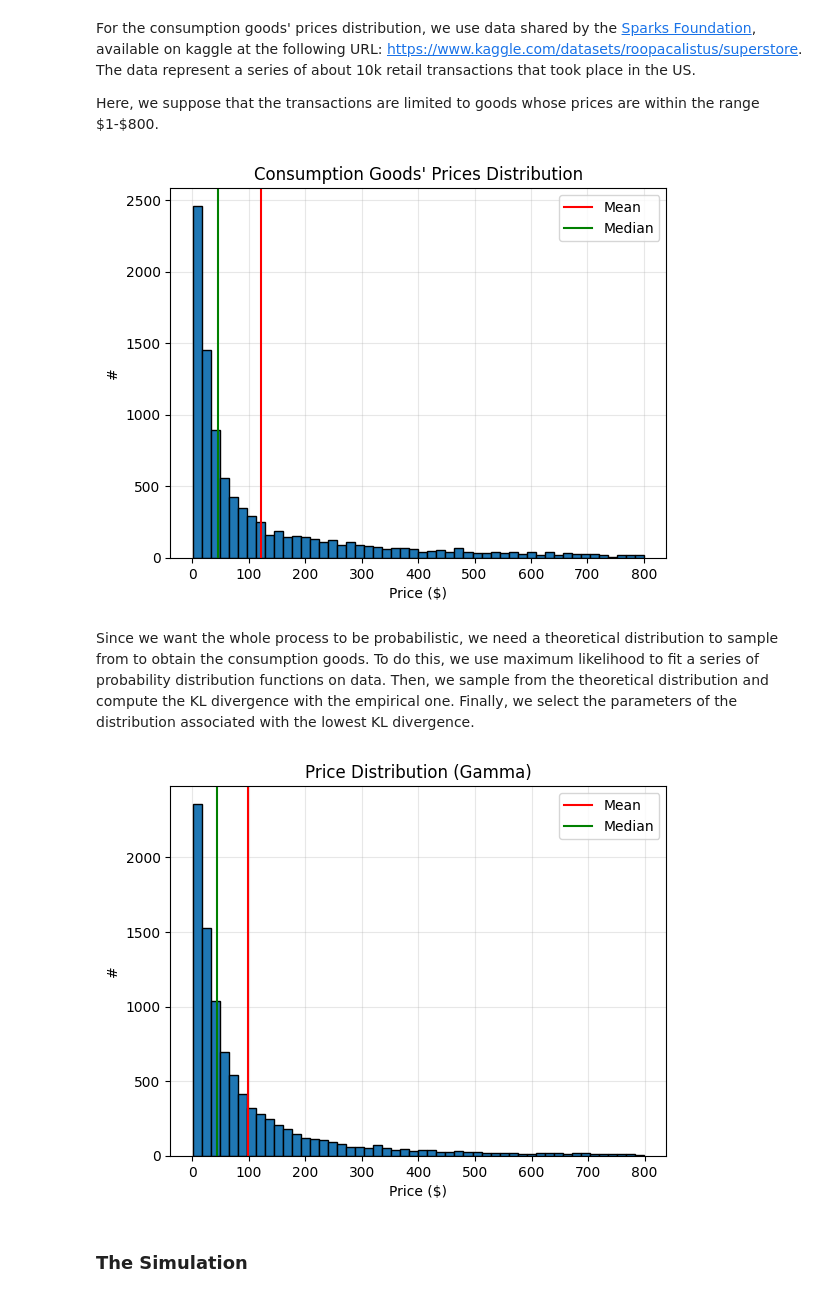
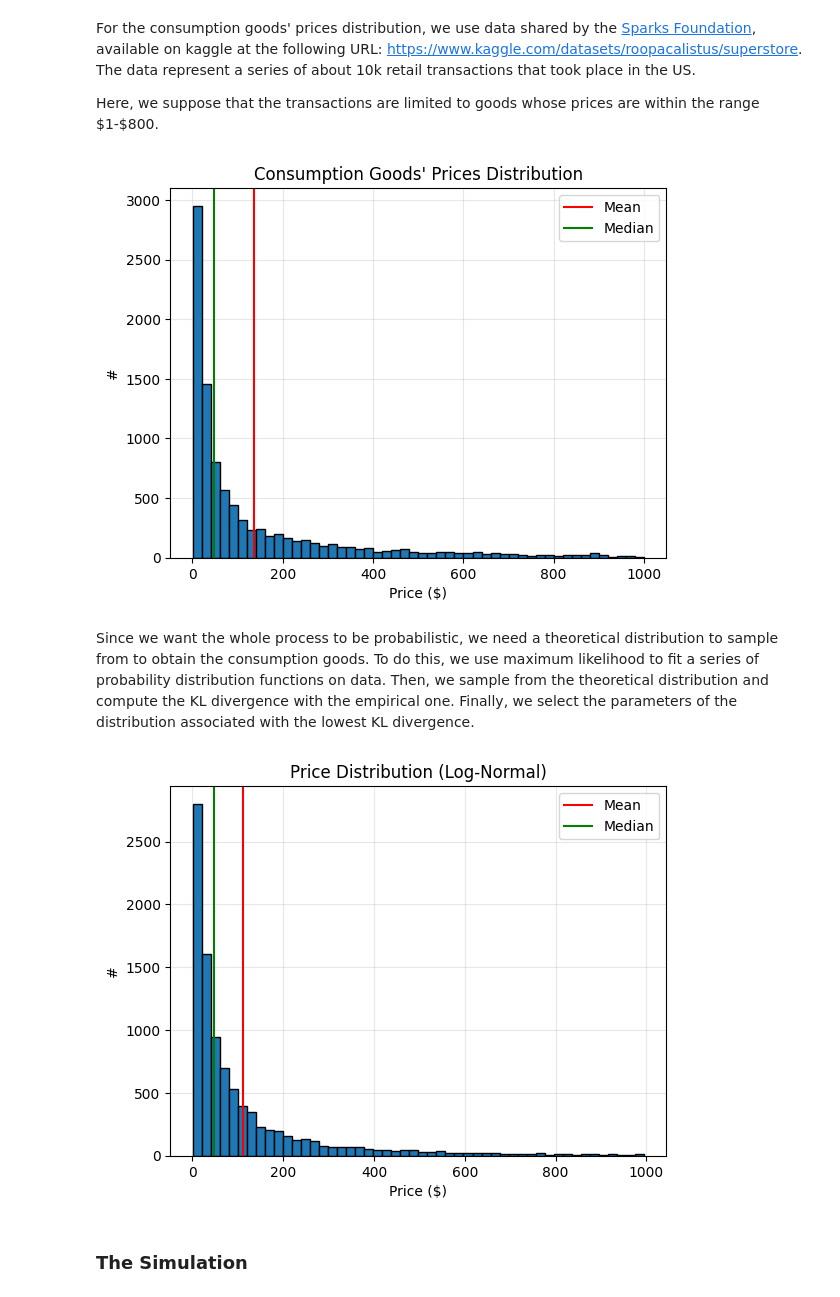
Before and after one commit to Tobia905/cptsim, a Jupyter notebook: notebooks/experiments.ipynb, the cells around one changed output. Drawn from its saved outputs; the diff is of its cells as text; code cells hidden in the pictures.

```diff
--- a/notebooks/experiments.ipynb
+++ b/notebooks/experiments.ipynb
@@ -69,11 +72,11 @@ For the consumption goods' prices distribution, we use data shared by the [Spark
 Here, we suppose that the transactions are limited to goods whose prices are within the range \$1-\$800.
 # %%
 ret2 = pd.read_csv("../data/SampleSuperstore.csv")
-ret2 = ret2[(ret2["Sales"] >= 1) & (ret2["Sales"] <= 800)].reset_index(drop=True)
+ret2 = ret2[(ret2["Sales"] >= 1) & (ret2["Sales"] <= 1000)].reset_index(drop=True)
 # %%
 plot_prices_distribution(ret2["Sales"])
 # %% [output]
-[figure, old version]
+[figure, new version]
 # %% [markdown]
 Since we want the whole process to be probabilistic, we need a theoretical distribution to sample from to obtain the consumption goods. To do this, we use maximum likelihood to fit a series of probability distribution functions on data. Then, we sample from the theoretical distribution and compute the KL divergence with the empirical one. Finally, we select the parameters of the distribution associated with the lowest KL divergence.
 # %%
@@ -85,12 +88,12 @@ theo_price_dist = truncated_sampling(
     best_dist["parameters"],
     size=len(ret2["Sales"]),
     lower_bound=1,
-    upper_bound=800
+    upper_bound=1000
 )
 # %%
-plot_prices_distribution(theo_price_dist, title="Price Distribution (Gamma)")
+plot_prices_distribution(theo_price_dist, title="Price Distribution (Log-Normal)")
 # %% [output]
-[figure, old version]
+[figure, new version]
 # %% [markdown]
 ### The Simulation ###
 # %% [markdown]
```
Also changed, not shown: parts of 13 cells of this notebook, 6 other files.
